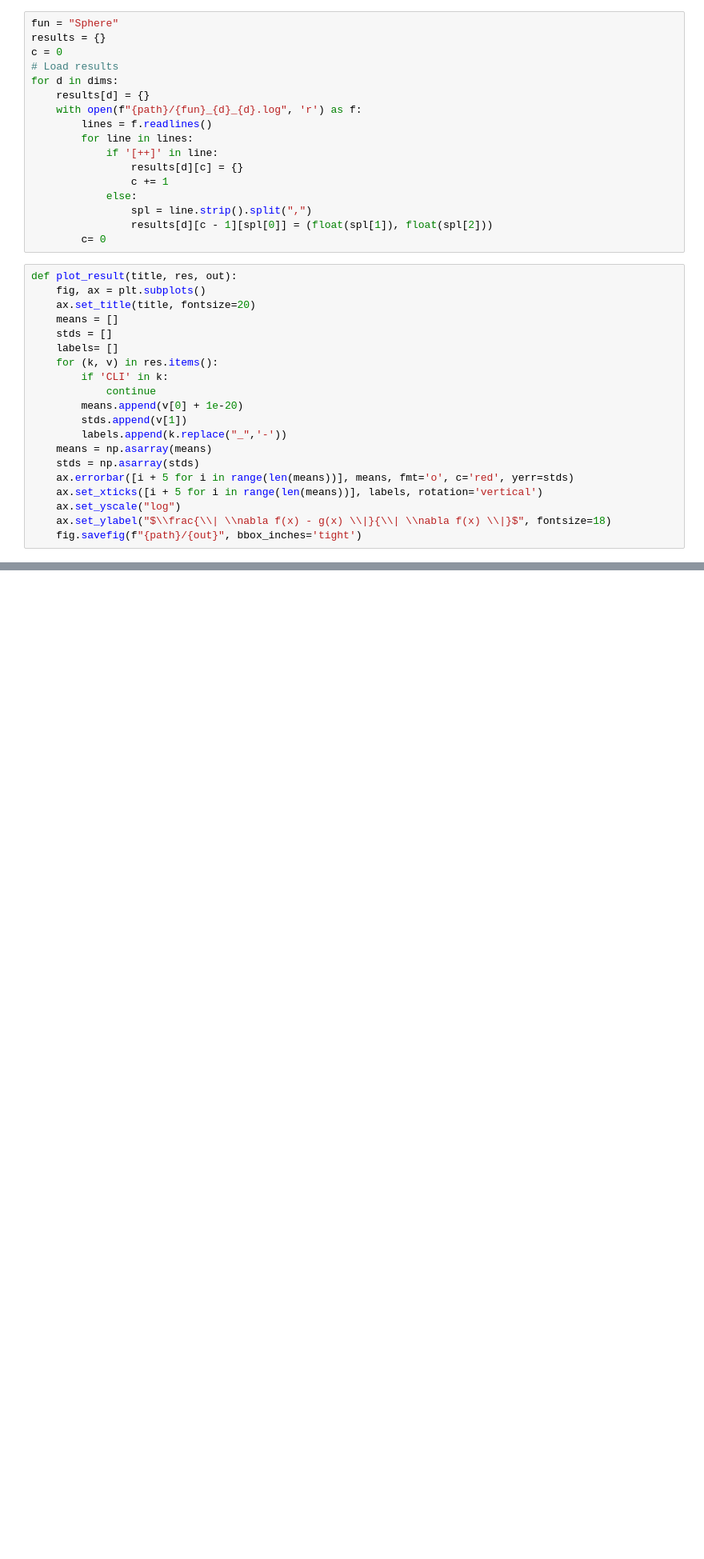
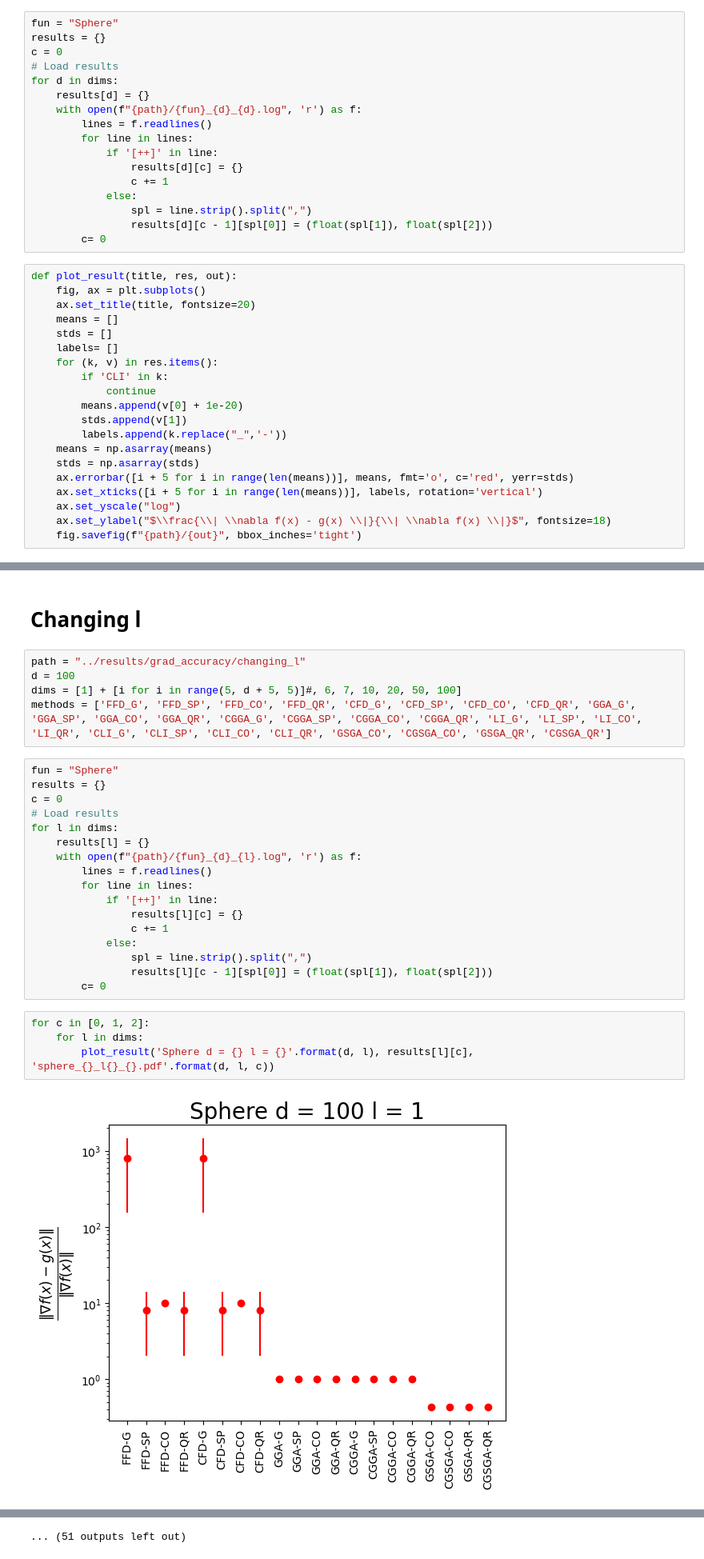
Before and after one commit to MarcoRando/fdopt, a Jupyter notebook: experiments/synthetic_experiments/grad_accuracy/Analyze_Results.ipynb, the cells around one changed output, grey strips where cells are left out. Shown at 80% size. Drawn from its saved outputs; the diff is of its cells as text; blank space fills up the shorter version.

```diff
--- a/experiments/synthetic_experiments/grad_accuracy/Analyze_Results.ipynb
+++ b/experiments/synthetic_experiments/grad_accuracy/Analyze_Results.ipynb
@@ -61,0 +63,30 @@ for d in dims:
+# %% [markdown]
+# Changing l
+# %%
+path = "../results/grad_accuracy/changing_l"
+d = 100
+dims = [1] + [i for i in range(5, d + 5, 5)]#, 6, 7, 10, 20, 50, 100]
+methods = ['FFD_G', 'FFD_SP', 'FFD_CO', 'FFD_QR', 'CFD_G', 'CFD_SP', 'CFD_CO', 'CFD_QR', 'GGA_G', 'GGA_SP', 'GGA_CO', 'GGA_QR', 'CGGA_G', 'CGGA_SP', 'CGGA_CO', 'CGGA_QR', 'LI_G', 'LI_SP', 'LI_CO', 'LI_QR', 'CLI_G', 'CLI_SP', 'CLI_CO', 'CLI_QR', 'GSGA_CO', 'CGSGA_CO', 'GSGA_QR', 'CGSGA_QR']
+# %%
+fun = "Sphere"
+results = {}
+c = 0
+# Load results
+for l in dims:
+    results[l] = {}
+    with open(f"{path}/{fun}_{d}_{l}.log", 'r') as f:
+        lines = f.readlines()
+        for line in lines:
+            if '[++]' in line:
+                results[l][c] = {}
+                c += 1
+            else:
+                spl = line.strip().split(",")
+                results[l][c - 1][spl[0]] = (float(spl[1]), float(spl[2]))
+        c= 0
+# %%
+for c in [0, 1, 2]:
+    for l in dims:
+        plot_result('Sphere d = {} l = {}'.format(d, l), results[l][c], 'sphere_{}_l{}_{}.pdf'.format(d, l, c))
+# %% [output]
+[figure, added]
@@ -61,0 +104 @@ for d in dims:
+... (51 outputs left out)
```
Also changed, not shown: parts of 2 cells of this notebook, 1 other file.
